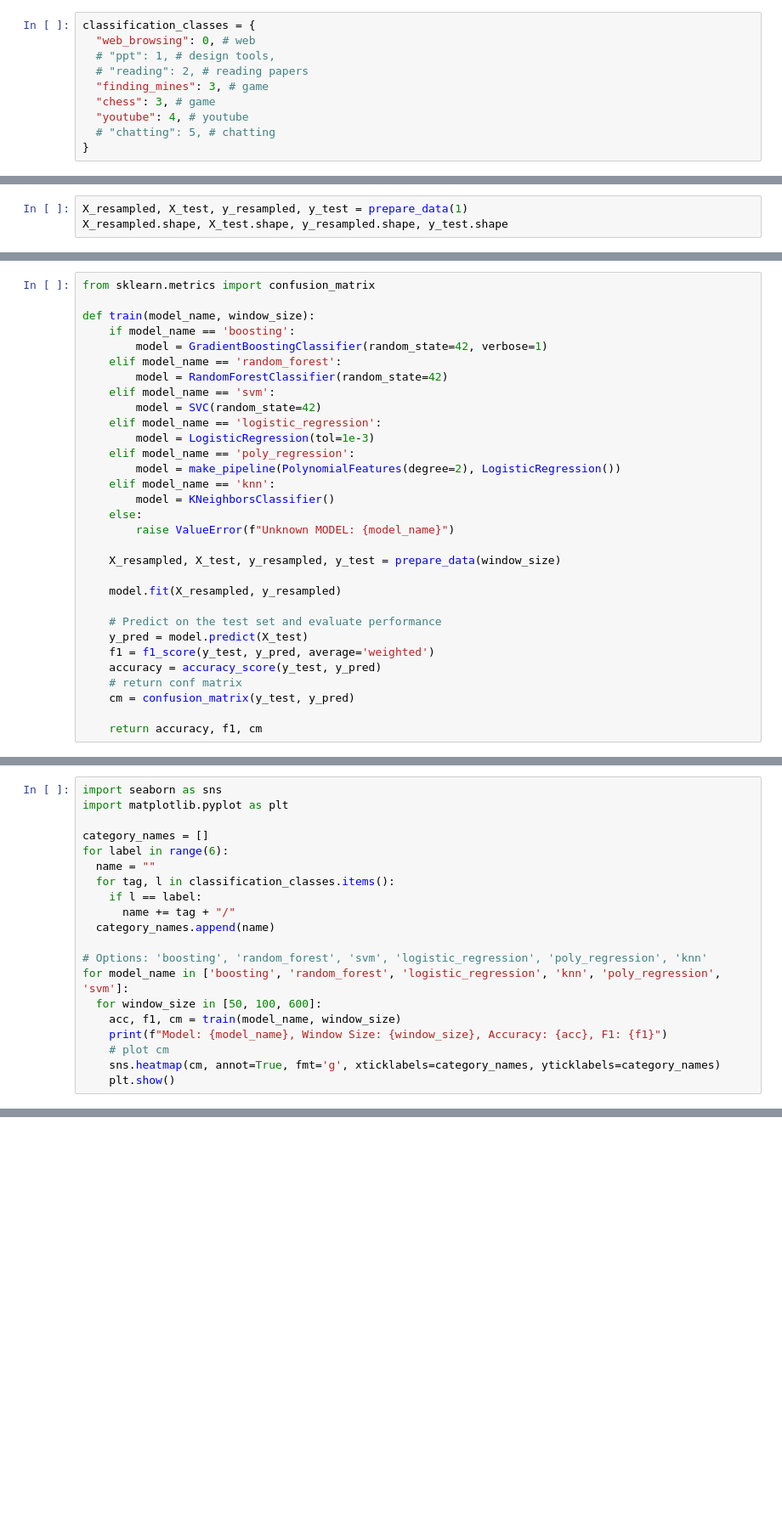
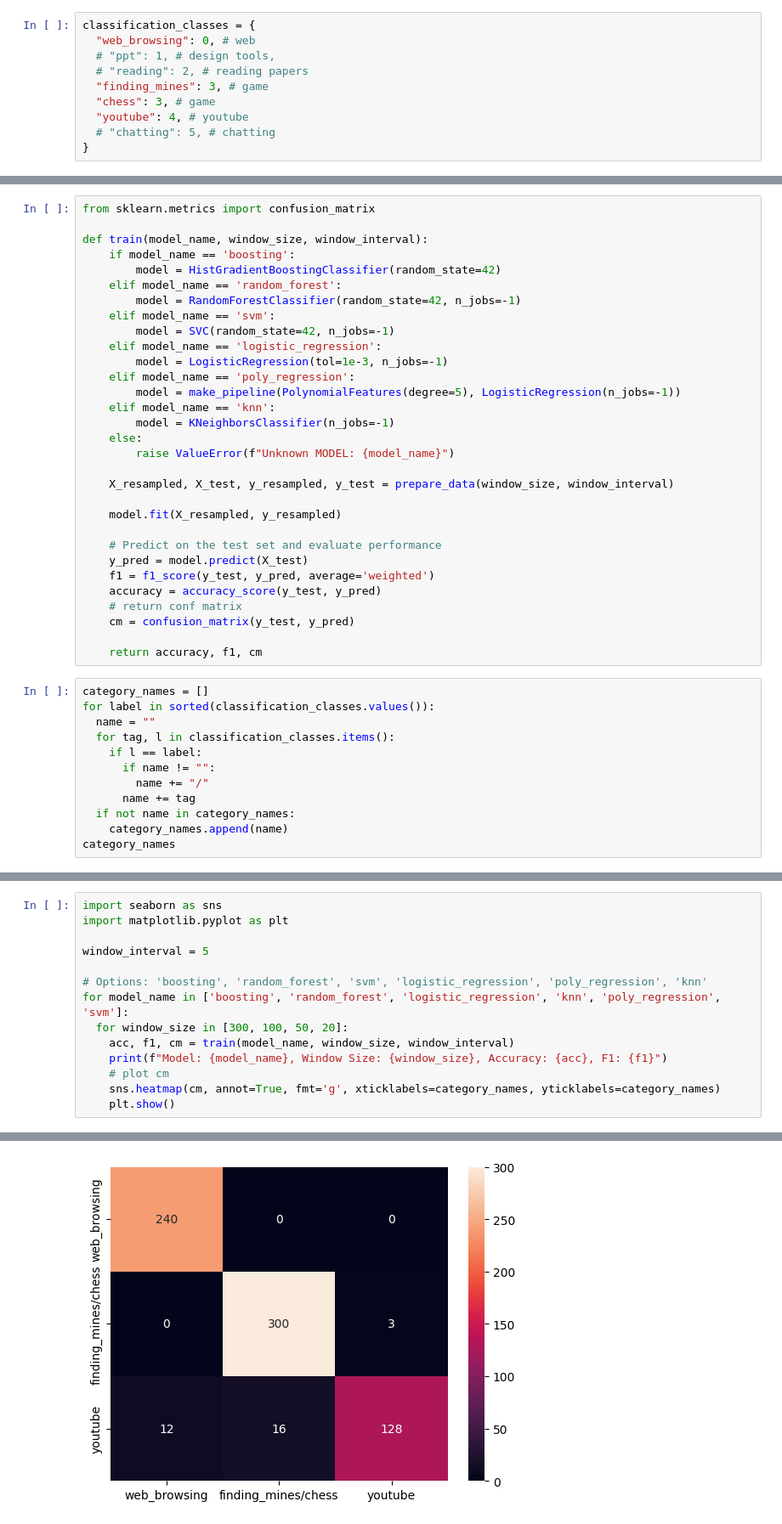
Before and after one commit to jangsus1/ML-Fall24-Team7, a Jupyter notebook: feature_extraction.ipynb, the cells around one changed output, grey strips where cells are left out. Shown at 85% size. Saved outputs shown, nothing was run; the diff lists cells and outputs as text; blank space fills up the shorter version.

```diff
--- a/feature_extraction.ipynb
+++ b/feature_extraction.ipynb
@@ -357,3 +355,0 @@ def prepare_data(window_size=50):
-# %%
-X_resampled, X_test, y_resampled, y_test = prepare_data(1)
-X_resampled.shape, X_test.shape, y_resampled.shape, y_test.shape
@@ -362,23 +356,23 @@ NameError: name 'glob' is not defined
 # %%
 from sklearn.metrics import confusion_matrix
 
-def train(model_name, window_size):
+def train(model_name, window_size, window_interval):
     if model_name == 'boosting':
-        model = GradientBoostingClassifier(random_state=42, verbose=1)
+        model = HistGradientBoostingClassifier(random_state=42)
     elif model_name == 'random_forest':
-        model = RandomForestClassifier(random_state=42)
+        model = RandomForestClassifier(random_state=42, n_jobs=-1)
     elif model_name == 'svm':
-        model = SVC(random_state=42)
+        model = SVC(random_state=42, n_jobs=-1)
     elif model_name == 'logistic_regression':
-        model = LogisticRegression(tol=1e-3)
+        model = LogisticRegression(tol=1e-3, n_jobs=-1)
     elif model_name == 'poly_regression':
-        model = make_pipeline(PolynomialFeatures(degree=2), LogisticRegression())
+        model = make_pipeline(PolynomialFeatures(degree=5), LogisticRegression(n_jobs=-1))
     elif model_name == 'knn':
-        model = KNeighborsClassifier()
+        model = KNeighborsClassifier(n_jobs=-1)
     else:
         raise ValueError(f"Unknown MODEL: {model_name}")
 
-    X_resampled, X_test, y_resampled, y_test = prepare_data(window_size)
+    X_resampled, X_test, y_resampled, y_test = prepare_data(window_size, window_interval)
 
     model.fit(X_resampled, y_resampled)
 
@@ -390,3 +384,15 @@ def train(model_name, window_size):
     cm = confusion_matrix(y_test, y_pred)
 
     return accuracy, f1, cm
+# %%
+category_names = []
+for label in sorted(classification_classes.values()):
+  name = ""
+  for tag, l in classification_classes.items():
+    if l == label:
+      if name != "":
+        name += "/"
+      name += tag
+  if not name in category_names:
+    category_names.append(name)
+category_names
@@ -394,18 +402,12 @@ def train(model_name, window_size):
 import seaborn as sns
 import matplotlib.pyplot as plt
 
-category_names = []
-for label in range(6):
-  name = ""
-  for tag, l in classification_classes.items():
-    if l == label:
-      name += tag + "/"
-  category_names.append(name)
+window_interval = 5
 
 # Options: 'boosting', 'random_forest', 'svm', 'logistic_regression', 'poly_regression', 'knn'
 for model_name in ['boosting', 'random_forest', 'logistic_regression', 'knn', 'poly_regression', 'svm']:
-  for window_size in [50, 100, 600]:
-    acc, f1, cm = train(model_name, window_size)
+  for window_size in [300, 100, 50, 20]:
+    acc, f1, cm = train(model_name, window_size, window_interval)
     print(f"Model: {model_name}, Window Size: {window_size}, Accuracy: {acc}, F1: {f1}")
     # plot cm
     sns.heatmap(cm, annot=True, fmt='g', xticklabels=category_names, yticklabels=category_names)
@@ -414,0 +417 @@ NameError: name 'train' is not defined
+[figure, added]
```
Also changed, not shown: parts of 11 cells of this notebook.
